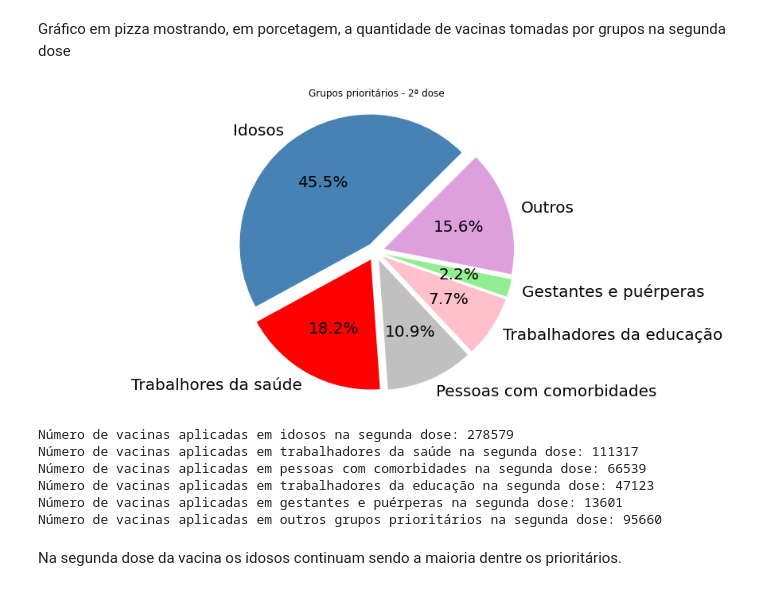
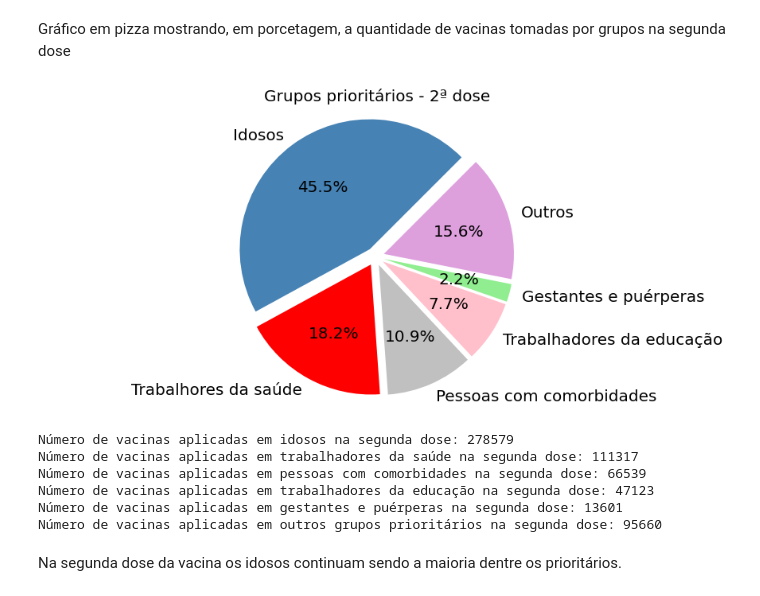
Before and after one commit to guilopesrbc/projetoP1, a Jupyter notebook: analise_grupos.ipynb, the cells around one changed output. Cells and saved outputs as stored; diff of their text form; code cells hidden in the pictures.

```diff
--- a/analise_grupos.ipynb
+++ b/analise_grupos.ipynb
@@ -160,29 +160,29 @@ Gráfico em pizza mostrando, em porcetagem, a quantidade de vacinas tomadas por
 # %%
 qtdidosos_2dose = data[idosos_2dose].count()[0]
 qtdtrabalhores_saude_2dose = data[trabalhores_saude_2dose].count()[0]
 qtdpessosas_comorbidade_2dose = data[pessosas_comorbidade_2dose].count()[0]
 qtdtrabalhores_educacao_2dose = data[trabalhores_educacao_2dose].count()[0]
 qtdgestantes_e_puerperas_2dose = data[gestantes_e_puerperas_2dose].count()[0]
 qtdoutros_2dose = data[outros_2dose].count()[0]
 
 valores = [qtdidosos_2dose, qtdtrabalhores_saude_2dose, qtdpessosas_comorbidade_2dose, qtdtrabalhores_educacao_2dose, qtdgestantes_e_puerperas_2dose, qtdoutros_2dose]
 rotulos = ['Idosos','Trabalhores da saúde', 'Pessoas com comorbidades', 'Trabalhadores da educação', 'Gestantes e puérperas', 'Outros']
 
 fig1, ax2 = plt.subplots(figsize=(15, 7))
 plt.rcParams['xtick.labelsize'] = 20
 wedges, texts, autotexts = ax2.pie(x=valores, labels=rotulos, autopct='%1.1f%%', shadow=False, startangle=45, colors = ['steelblue', 'red', 'silver', 'pink', 'lightgreen', 'plum'], explode=(0.07, 0.07, 0.07, 0.07, 0.07, 0.07))
 plt.setp(autotexts,size=20)
-plt.title('Grupos prioritários - 2ª dose')
+plt.title('Grupos prioritários - 2ª dose', size=20)
 ax2.axis('equal')
 plt.show()
 print(f'Número de vacinas aplicadas em idosos na segunda dose: {qtdidosos_2dose}')
 print(f'Número de vacinas aplicadas em trabalhadores da saúde na segunda dose: {qtdtrabalhores_saude_2dose}')
 print(f'Número de vacinas aplicadas em pessoas com comorbidades na segunda dose: {qtdpessosas_comorbidade_2dose}')
 print(f'Número de vacinas aplicadas em trabalhadores da educação na segunda dose: {qtdtrabalhores_educacao_2dose}')
 print(f'Número de vacinas aplicadas em gestantes e puérperas na segunda dose: {qtdgestantes_e_puerperas_2dose}')
 print(f'Número de vacinas aplicadas em outros grupos prioritários na segunda dose: {qtdoutros_2dose}')
 # %% [output]
-[figure, old version]
+[figure, new version]
 Número de vacinas aplicadas em idosos na segunda dose: 278579
 Número de vacinas aplicadas em trabalhadores da saúde na segunda dose: 111317
 Número de vacinas aplicadas em pessoas com comorbidades na segunda dose: 66539
```
Also changed, not shown: parts of 5 cells of this notebook.
